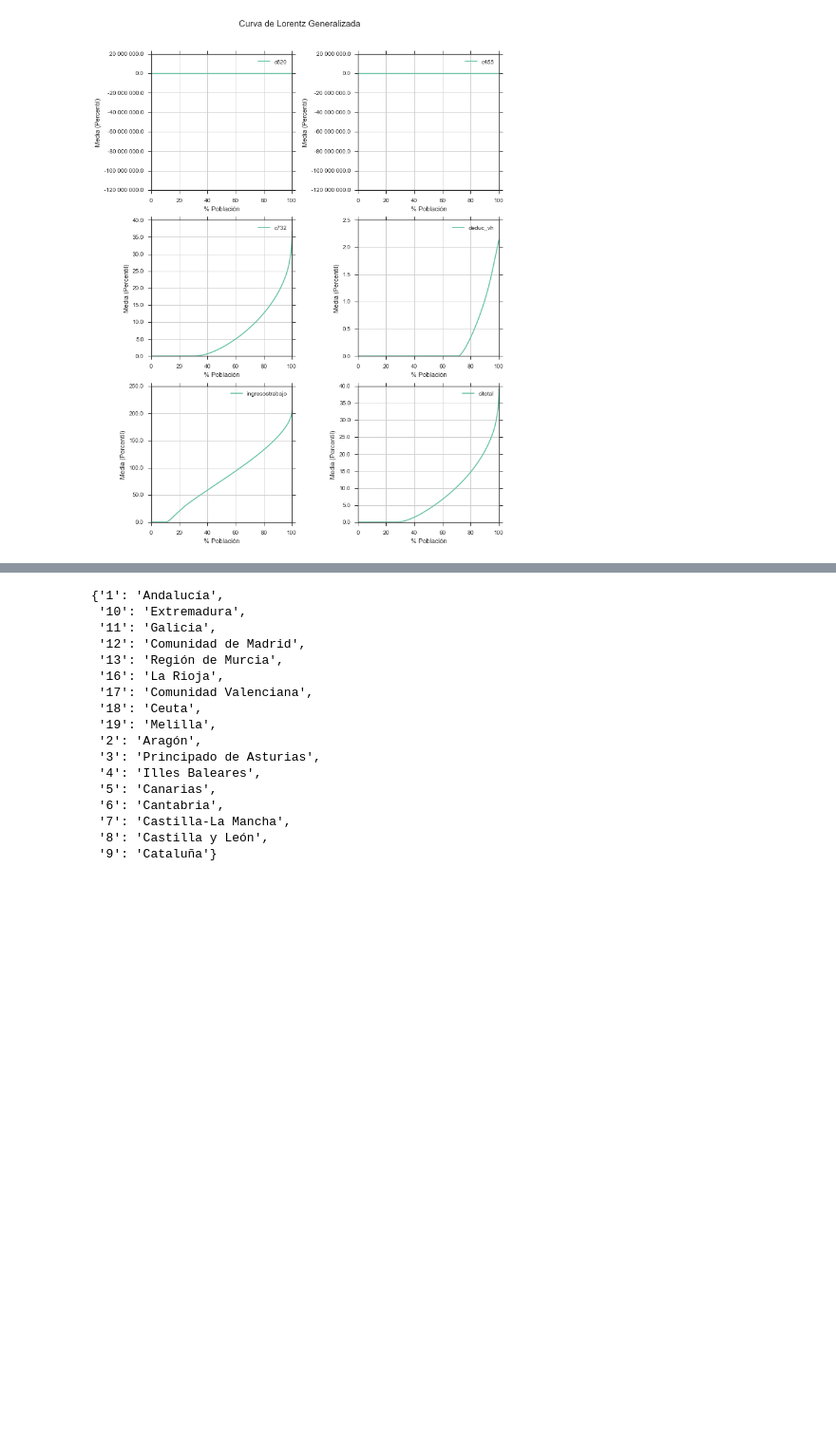
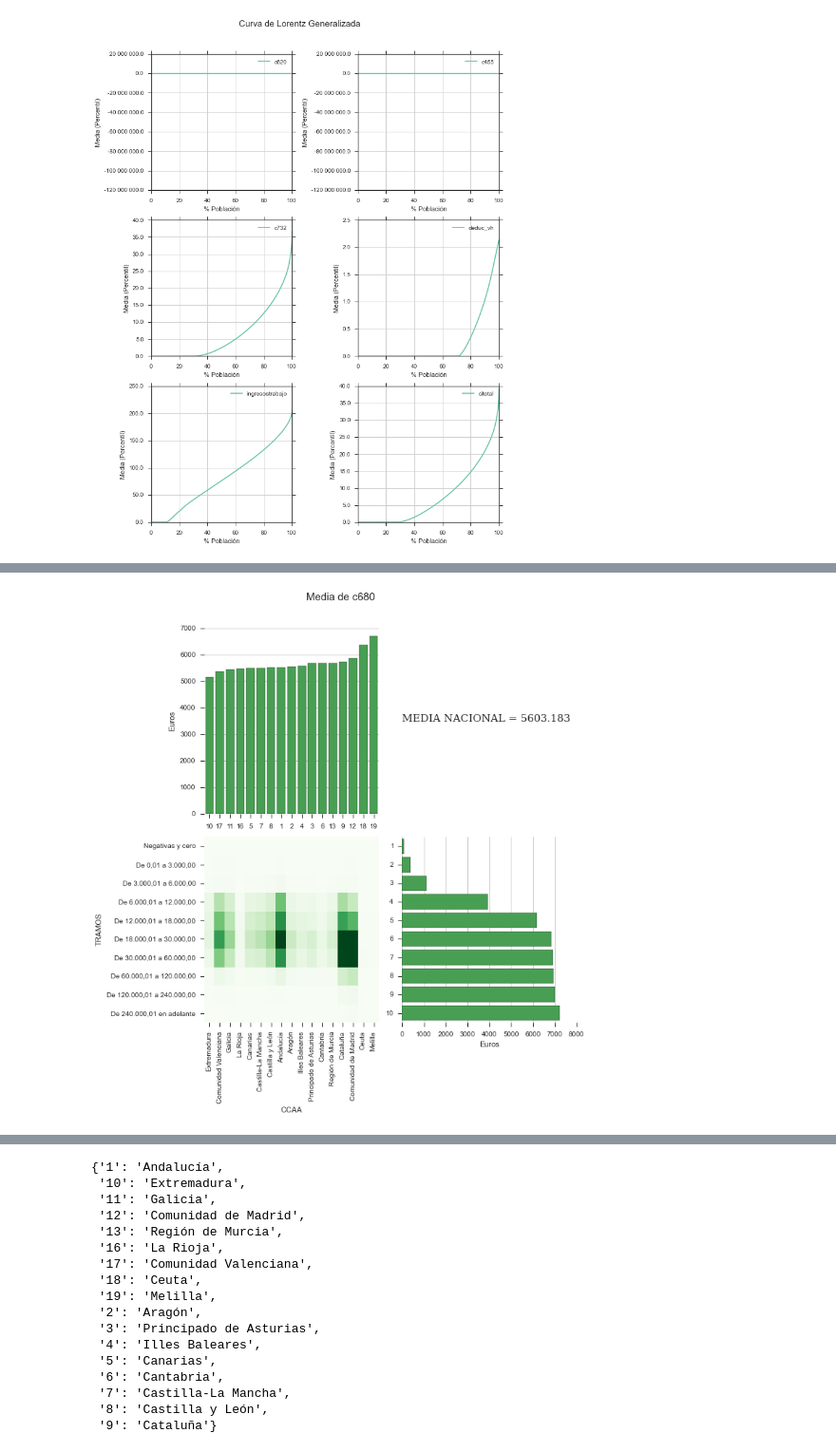
Before and after one commit to mmngreco/Fiscal, a Jupyter notebook: IRPF2011.ipynb, the cells around one changed output, grey strips where cells are left out. Shown at 95% size. Saved outputs shown, nothing was run; the diff lists cells and outputs as text; code cells hidden in the pictures; blank space fills up the shorter version.

```diff
--- a/IRPF2011.ipynb
+++ b/IRPF2011.ipynb
@@ -466,0 +434,60 @@ plt.savefig('imgs/dist_%s_%s' % (variable, date), bbox_inches='tight')
+# %%
+# GRÁFICOS
+fs = (10,10)
+# subplots
+plt.figure(figsize=fs)
+ax1 = plt.subplot(2,2,1)
+ax2 = plt.subplot(2,2,2)
+ax3 = plt.subplot(2,2,3)
+ax4 = plt.subplot(2,2,4)
+
+ax2.text(0, 0.5,'MEDIA NACIONAL = %.3f' % media_nacional, fontsize=15, family='Serif')
+# barras
+g1 = sns.barplot(x=ccaas.index,
+                 y=ccaas.values,
+                 ax=ax1,
+                 color=sns.xkcd_rgb["medium green"])#.set_xticklabels('')
+
+g4 = sns.barplot(x=tramos.values,
+                 y=tramos.index,
+                 ax=ax4,
+                 orient='horizontal',
+                 color=sns.xkcd_rgb["medium green"])#.set_yticklabels('')
+
+# densidad
+sns.heatmap(data=r, ax=ax3, cbar=False, cmap='Greens', robust=True, annot=False, square=False, fmt='.2f')
+
+# estilo
+plt.suptitle(ttl, fontsize=15, y=1.05)
+
+sns.despine(ax=ax1, left=True, bottom=True)
+sns.despine(ax=ax4, left=True, bottom=True)
+sns.despine(ax=ax2, left=True, bottom=True)
+
+ax1.set_xlabel('')
+ax4.set_ylabel('')
+
+ax1.set_ylabel('Euros')
+ax4.set_xlabel('Euros')
+
+ax1.yaxis.grid(True)
+ax4.xaxis.grid(True)
+
+ax3.set_ylabel('TRAMOS')
+ax3.set_xlabel('CCAA')
+
+ax2.tick_params(axis='both',
+                which='both',
+                bottom='off',
+                top='off',
+                labelbottom='off',
+                right='off',
+                left='off',
+                labelleft='off')
+
+# descripción
+
+plt.tight_layout()
+plt.savefig('imgs/dist_%s_%s' % (variable, date), bbox_inches='tight')
+# %% [output]
+[figure, added]
```
Also changed, not shown: parts of 16 cells of this notebook, 2 other files.
